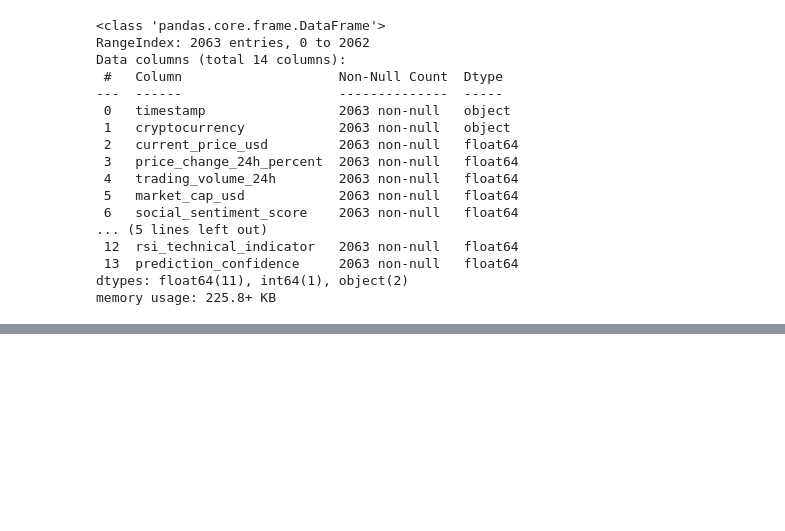
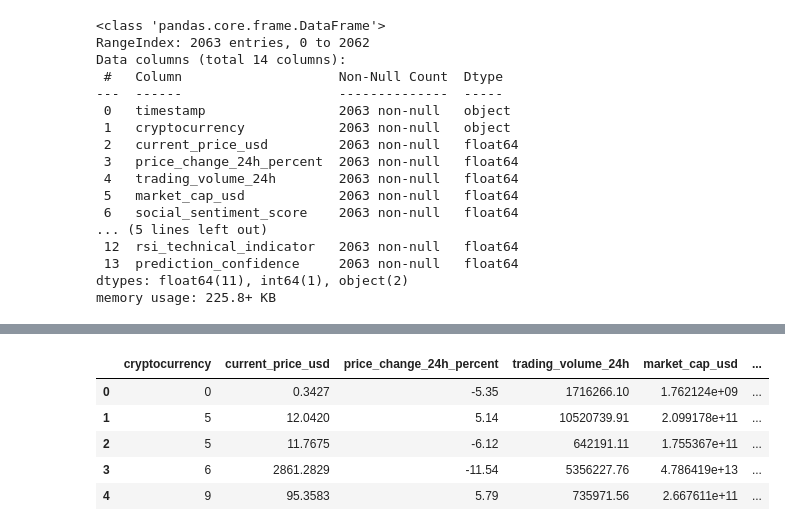
Before and after one commit to Ivan-Beltran/investigacion_manchineLearning, a Jupyter notebook: cryptocurrencyPrice.ipynb, the cells around one changed output, grey strips where cells are left out. Drawn from its saved outputs; the diff is of its cells as text; code cells hidden in the pictures; blank space fills up the shorter version.

```diff
--- a/cryptocurrencyPrice.ipynb
+++ b/cryptocurrencyPrice.ipynb
@@ -62,0 +106,9 @@ memory usage: 225.8+ KB
+# %%
+data.head()
+# %% [output]
+|  | cryptocurrency | current_price_usd | price_change_24h_percent | trading_volume_24h | market_cap_usd | ... |
+| 0 | 0 | 0.3427 | -5.35 | 1716266.10 | 1.762124e+09 | ... |
+| 1 | 5 | 12.0420 | 5.14 | 10520739.91 | 2.099178e+11 | ... |
+| 2 | 5 | 11.7675 | -6.12 | 642191.11 | 1.755367e+11 | ... |
+| 3 | 6 | 2861.2829 | -11.54 | 5356227.76 | 4.786419e+13 | ... |
+| 4 | 9 | 95.3583 | 5.79 | 735971.56 | 2.667611e+11 | ... |
```
Also changed, not shown: parts of 9 cells of this notebook.
